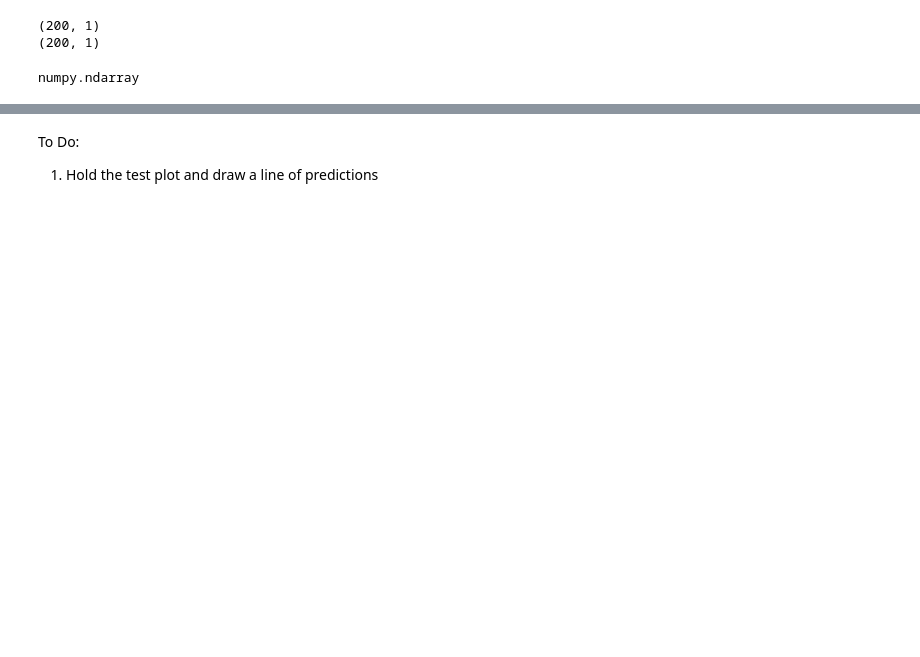
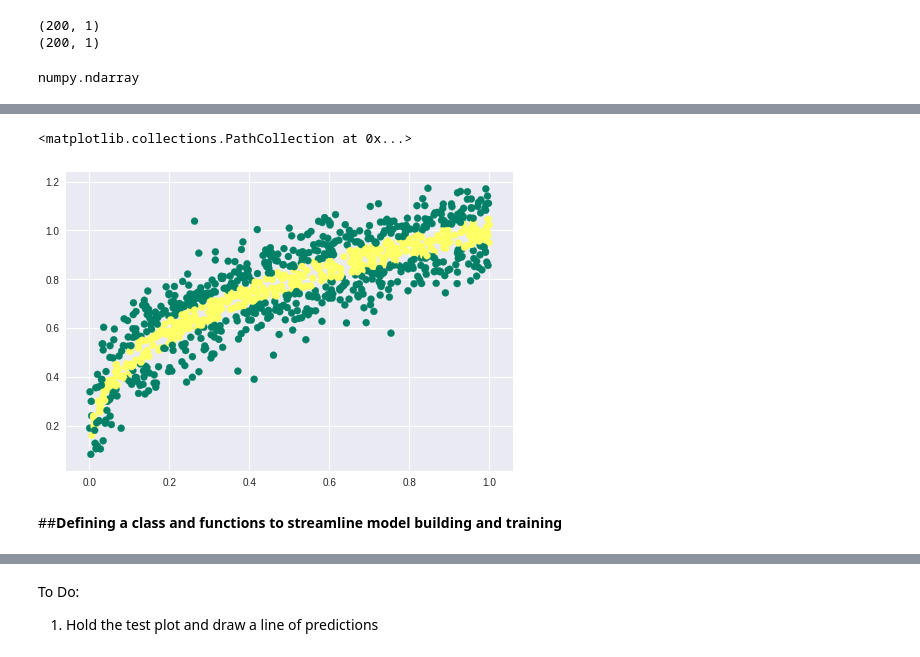
Before and after one commit to Kozyman/ML_portfolio, a Jupyter notebook: NN_Equation_Solver_2.ipynb, the cells around one changed output, grey strips where cells are left out. Saved outputs shown, nothing was run; the diff lists cells and outputs as text; code cells hidden in the pictures; blank space fills up the shorter version.

```diff
--- a/NN_Equation_Solver_2.ipynb
+++ b/NN_Equation_Solver_2.ipynb
@@ -156,0 +162,16 @@ plt.scatter(x_grid_test, y_grid_test, c=labels_test_predict)
+# %%
+x_grid_train = np.random.rand(1000,1)
+y_grid_train = cube_root(x_grid_train) + np.random.randn(1000,1)*0.1
+labels_train = (y_grid_train <= cube_root(x_grid_train) + 0.05) & (y_grid_train >= cube_root(x_grid_train) - 0.05)
+
+labels_train = labels_train.astype('int')
+combined_train = np.concatenate((x_grid_train, y_grid_train), axis=1)
+# %%
+model_2 = Sequential()
+
+model_2.add(Dense(128, activation=tf.nn.relu))
+model_2.add(Dense(128, activation=tf.nn.relu))
+model_2.add(Dense(1, activation=tf.nn.relu))
+
+model_2.compile(optimizer='Adam', loss='mean_squared_error', metrics=['accuracy'])
+model_2.fit(combined_train, labels_train, epochs=50)
@@ -156,0 +197,7 @@ plt.scatter(x_grid_test, y_grid_test, c=labels_test_predict)
+# %%
+plt.scatter(x_grid_train, y_grid_train, c=labels_train, cmap='summer')
+# %% [output]
+<matplotlib.collections.PathCollection at 0x...>
+[figure, added]
+# %% [markdown]
+##**Defining a class and functions to streamline model building and training**
```
Also changed, not shown: parts of 10 cells of this notebook.
